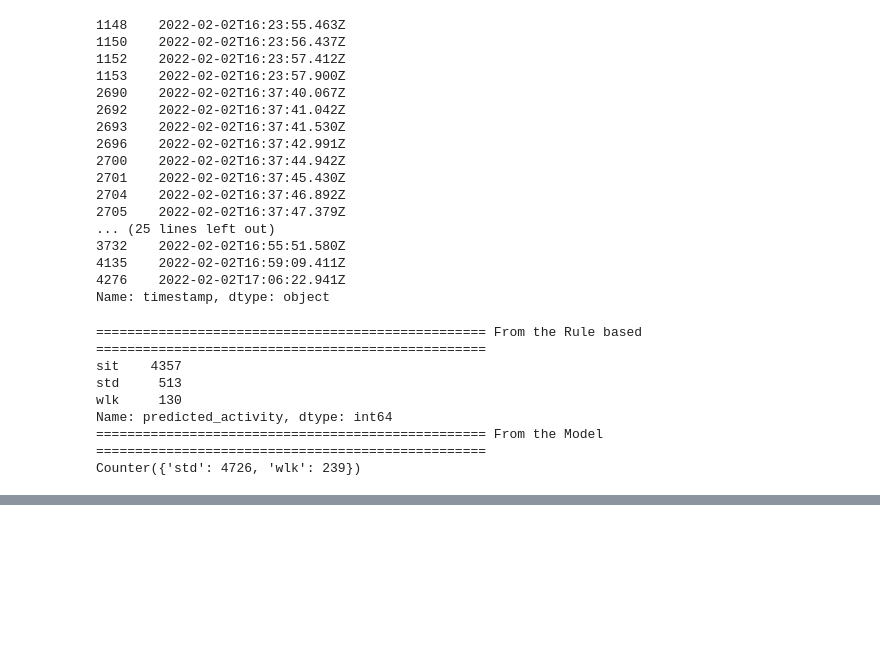
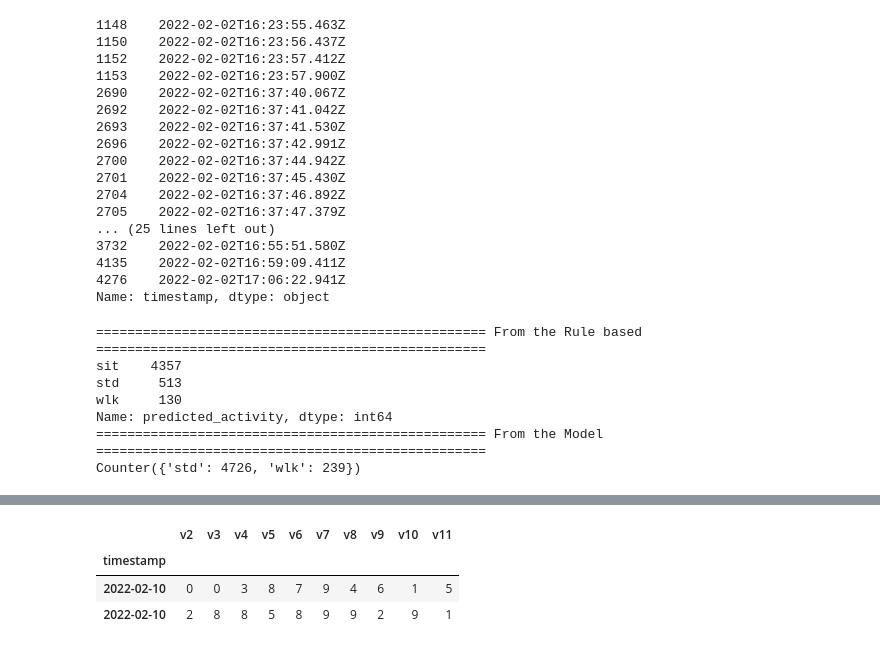
Before and after one commit to ArvindReddyC/Sord_analysis, a Jupyter notebook: prediction_SORD.ipynb, the cells around one changed output, grey strips where cells are left out. Drawn from its saved outputs; the diff is of its cells as text; code cells hidden in the pictures; blank space fills up the shorter version.

```diff
--- a/prediction_SORD.ipynb
+++ b/prediction_SORD.ipynb
@@ -28,6 +30,13 @@ def data_wrangle( df ):
     main.drop( 'v1' , axis = 1 , inplace = True );
     main.set_index('timestamp' , inplace=True);
     return main;
+
+def data_wrangle_json( df ):
+    main = pd.DataFrame( df.raw_sensor_data.to_list() , columns = ['v1','v2','v3','v4','v5','v6','v7','v8','v9','v10','v11'] );
+    main['timestamp'] = df['timestamp'];
+    main.drop( 'v1' , axis = 1 , inplace = True );
+    main.set_index('timestamp' , inplace=True);
+    return main;
 # %%
 def create_segments_and_labels(df, time_steps, step):
 
@@ -172,3 +234,10 @@ Counter({'std': 4726, 'wlk': 239})
+# %%
+data_wrangle_json(pd.DataFrame.from_dict(some_list))
+# %% [output]
+|  | v2 | v3 | v4 | v5 | v6 | v7 | v8 | v9 | v10 | v11 |
+| timestamp |  |  |  |  |  |  |  |  |  |  |
+| 2022-02-10 | 0 | 0 | 3 | 8 | 7 | 9 | 4 | 6 | 1 | 5 |
+| 2022-02-10 | 2 | 8 | 8 | 5 | 8 | 9 | 9 | 2 | 9 | 1 |
 # %%
 Predict_a_block(block-of-data):
 
```
Also changed, not shown: parts of 5 cells of this notebook.
